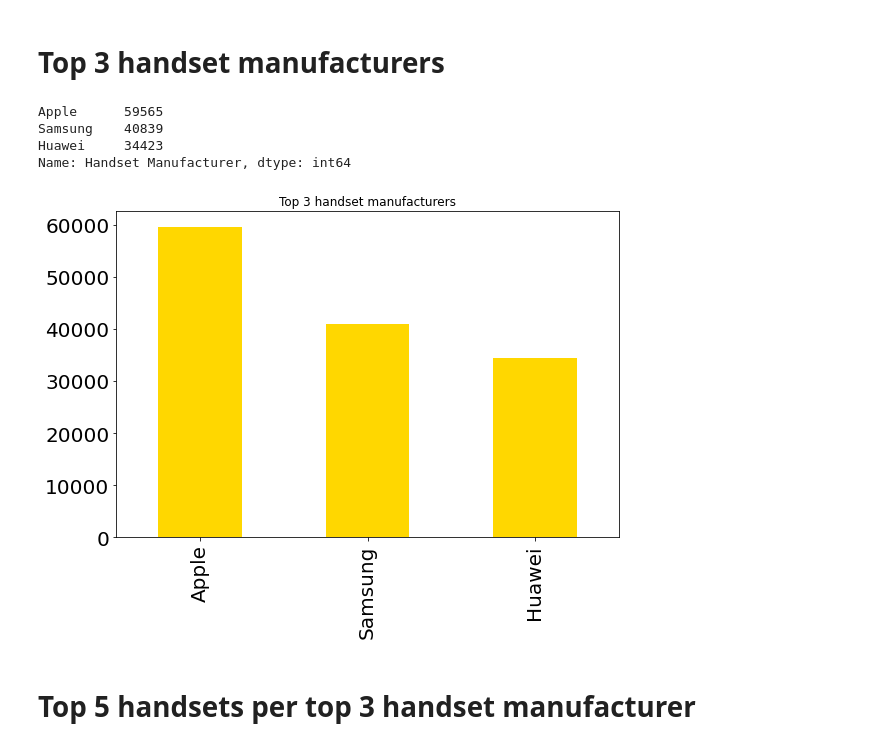
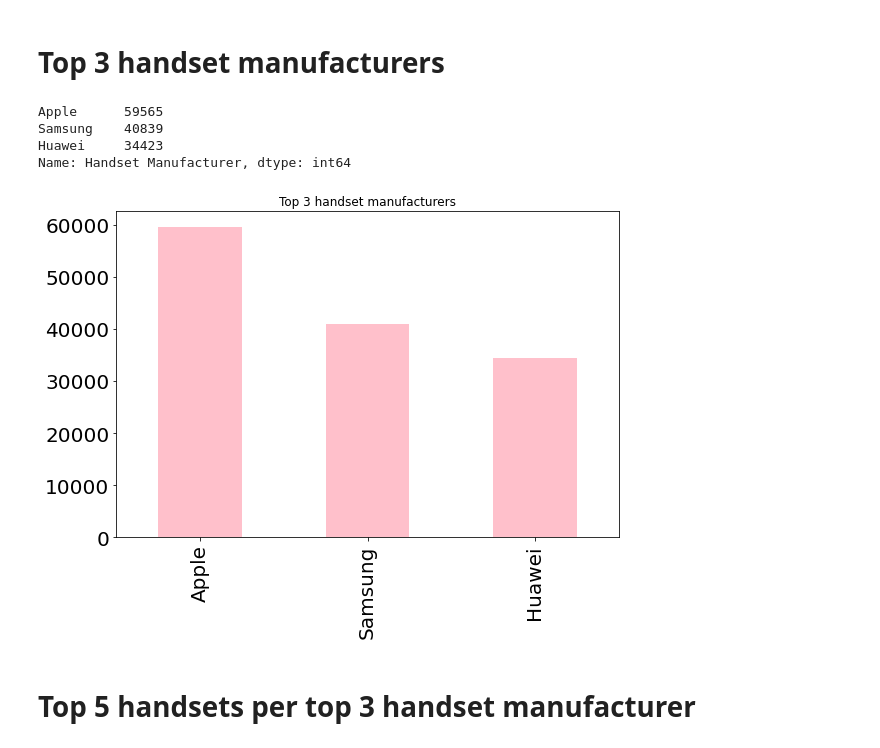
Before and after one commit to Hen0k/TellCo-user-analysis, a Jupyter notebook: notebooks/1-User-Overview-Analysis.ipynb, the cells around one changed output. Drawn from its saved outputs; the diff is of its cells as text; code cells hidden in the pictures.

```diff
--- a/notebooks/1-User-Overview-Analysis.ipynb
+++ b/notebooks/1-User-Overview-Analysis.ipynb
@@ -39,3 +38,6 @@ from utils import DataLoader
 # load data
 # %%
 df = DataLoader("../data", "Week1_challenge_data_source.csv").read_csv()
+plotter = Plotters(w=9, h=6)
+cleaner = CleanDataFrame()
+df = cleaner.rename_columns(df)
@@ -66,14 +63,15 @@ Name: Handset Type, dtype: int64
 # %% [markdown]
 # Top 3 handset manufacturers
 # %%
-top_3_handset_manu = plot_top_n_counts(df, 'Handset Manufacturer', 3, color='gold', title='Top 3 handset manufacturers')
+top_3_handset_manu = plotter.plot_top_n_counts(
+    df, 'Handset Manufacturer', 3, color='pink', title='Top 3 handset manufacturers')
 top_3_handset_manu
 # %% [output]
 Apple      59565
 Samsung    40839
 Huawei     34423
 Name: Handset Manufacturer, dtype: int64
-[figure, old version]
+[figure, new version]
 # %% [markdown]
 # Top 5 handsets per top 3 handset manufacturer
 # %%
```
Also changed, not shown: parts of 22 cells of this notebook.
